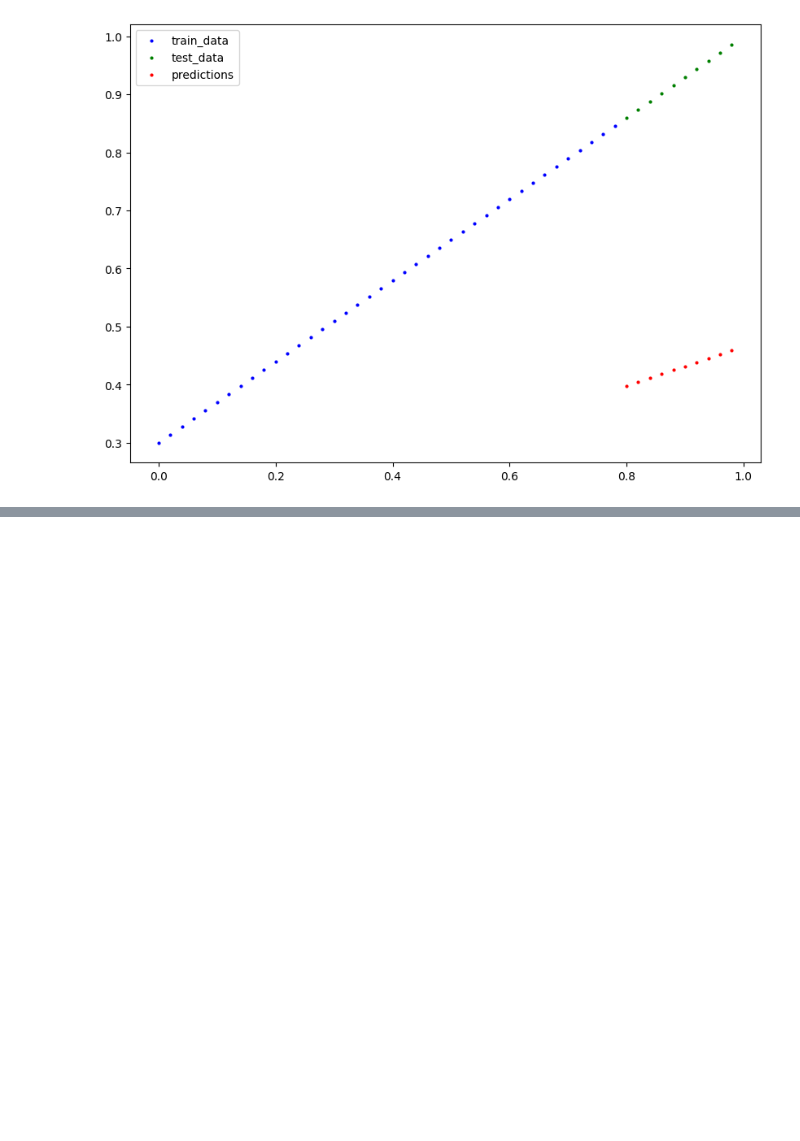
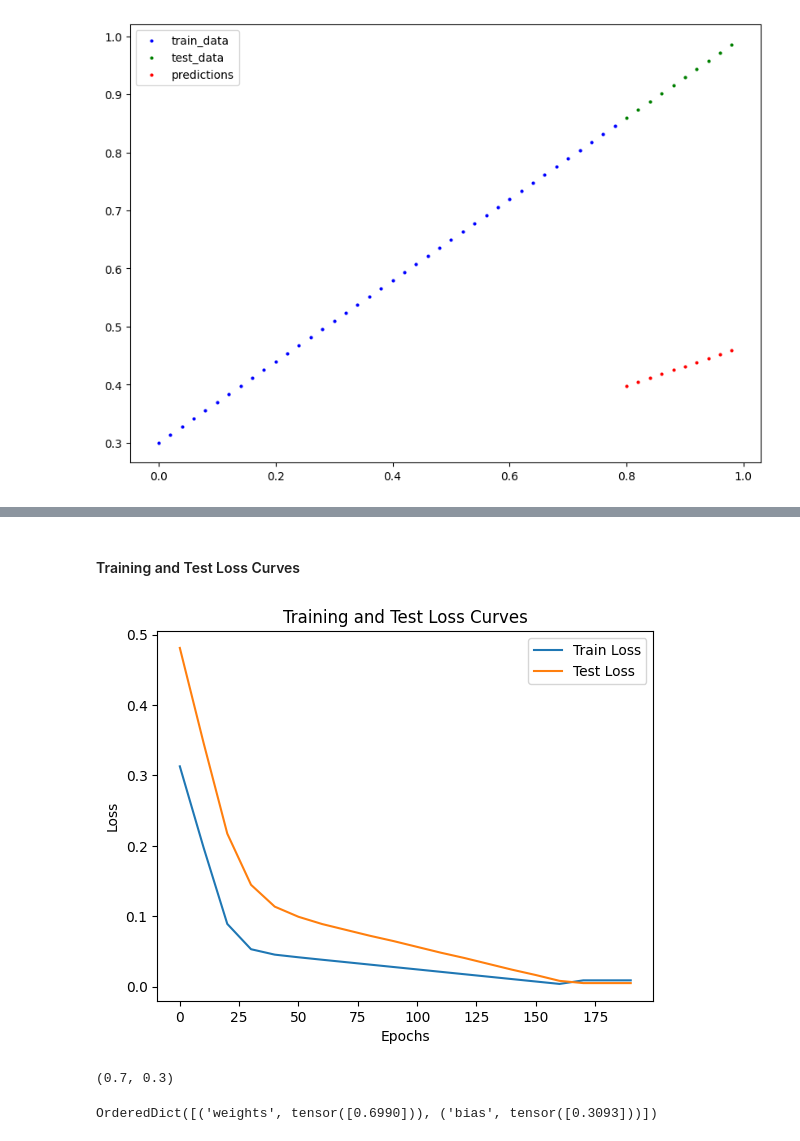
Before and after one commit to gsurend4/BackPropogration, a Jupyter notebook: 01_Pytorch_workflow.ipynb, the cells around one changed output, grey strips where cells are left out. Cells and saved outputs as stored; diff of their text form; code cells hidden in the pictures; blank space fills up the shorter version.

```diff
--- a/01_Pytorch_workflow.ipynb
+++ b/01_Pytorch_workflow.ipynb
@@ -149,0 +181,7 @@ data_plot(predictions=y_preds)
+# %%
+# Setup a loss function
+loss_fn = nn.L1Loss()
+
+# Setup an Optimizer
+optimizer = torch.optim.SGD(params=model_0.parameters(),
+                            lr = 0.01) # lr = Learning rate = Hyper Paramter (an external parameter which we can change).
@@ -149,0 +276,24 @@ data_plot(predictions=y_preds)
+# %% [markdown]
+#### Training and Test Loss Curves
+# %%
+# Visualizing the epoch vs loss
+
+plt.plot(epoch_count, train_loss_count, label='Train Loss')
+plt.plot(epoch_count, test_loss_count, label='Test Loss')
+plt.title("Training and Test Loss Curves")
+plt.ylabel('Loss')
+plt.xlabel('Epochs')
+plt.legend()
+plt.show()
+# %% [output]
+[figure, added]
+# %%
+# Ideal weights and bias
+
+weight, bias
+# %% [output]
+(0.7, 0.3)
+# %%
+model_0.state_dict()
+# %% [output]
+OrderedDict([('weights', tensor([0.6990])), ('bias', tensor([0.3093]))])
```
Also changed, not shown: parts of 21 cells of this notebook.
